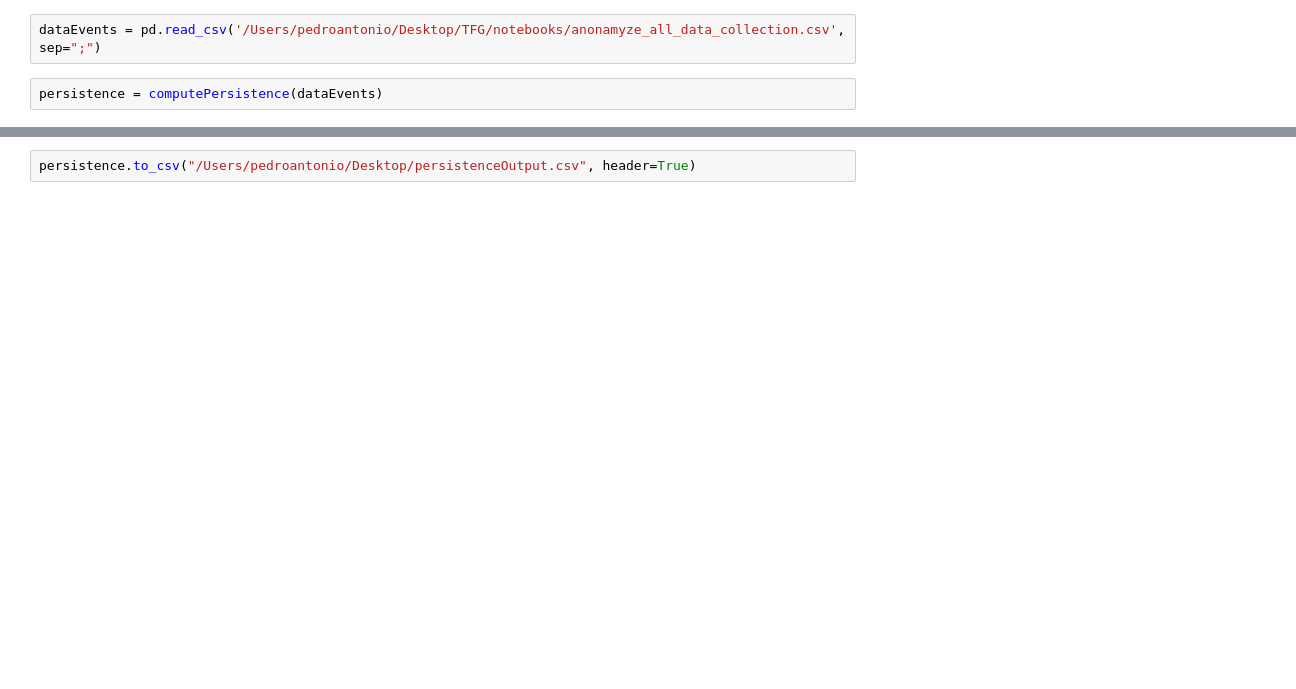
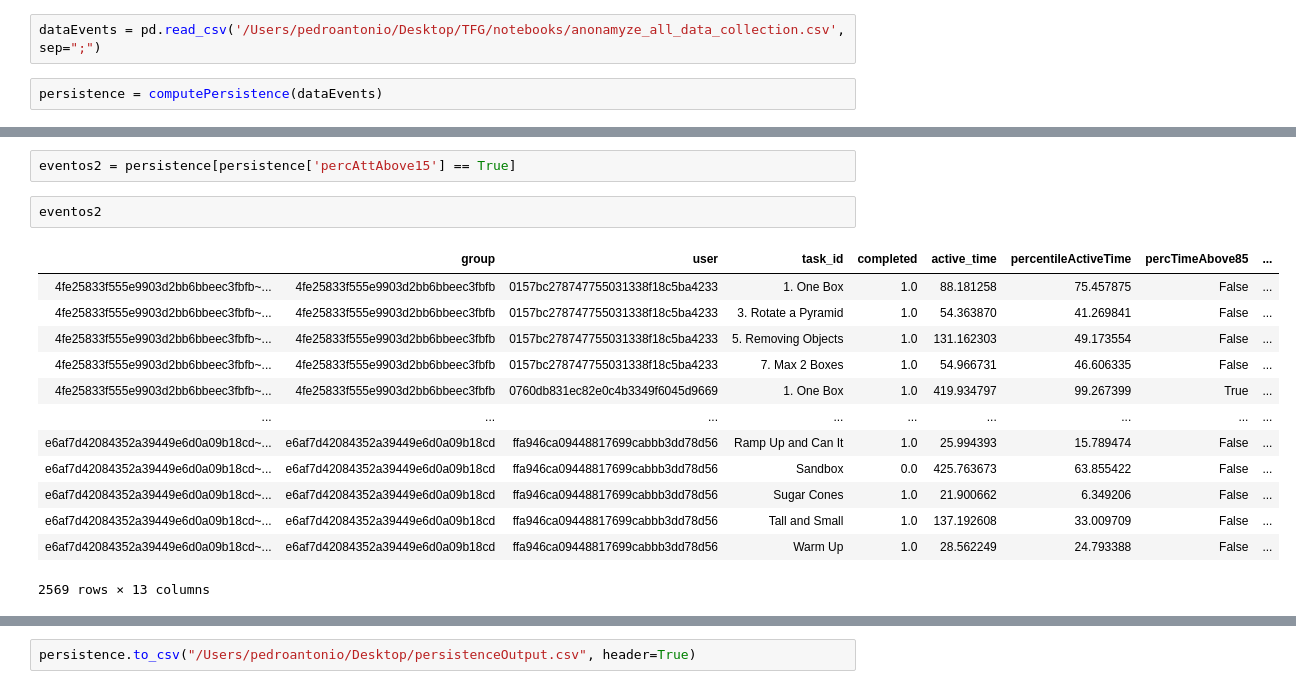
Before and after one commit to playfulMIT/data_processing_scripts, a Jupyter notebook: notebooks/Persistence.ipynb, the cells around one changed output, grey strips where cells are left out. Cells and saved outputs as stored; diff of their text form; blank space fills up the shorter version.

Commit message:
Persistence changes

```diff
--- a/notebooks/Persistence.ipynb
+++ b/notebooks/Persistence.ipynb
@@ -31,3 +32,21 @@ persistence.tail(50)
+# %%
+eventos2 = persistence[persistence['percAttAbove15'] == True]
+# %%
+eventos2
+# %% [output]
+|  | group | user | task_id | completed | active_time | percentileActiveTime | percTimeAbove85 | ... |
+| 4fe25833f555e9903d2bb6bbeec3fbfb~... | 4fe25833f555e9903d2bb6bbeec3fbfb | 0157bc278747755031338f18c5ba4233 | 1. One Box | 1.0 | 88.181258 | 75.457875 | False | ... |
+| 4fe25833f555e9903d2bb6bbeec3fbfb~... | 4fe25833f555e9903d2bb6bbeec3fbfb | 0157bc278747755031338f18c5ba4233 | 3. Rotate a Pyramid | 1.0 | 54.363870 | 41.269841 | False | ... |
+| 4fe25833f555e9903d2bb6bbeec3fbfb~... | 4fe25833f555e9903d2bb6bbeec3fbfb | 0157bc278747755031338f18c5ba4233 | 5. Removing Objects | 1.0 | 131.162303 | 49.173554 | False | ... |
+| 4fe25833f555e9903d2bb6bbeec3fbfb~... | 4fe25833f555e9903d2bb6bbeec3fbfb | 0157bc278747755031338f18c5ba4233 | 7. Max 2 Boxes | 1.0 | 54.966731 | 46.606335 | False | ... |
+| 4fe25833f555e9903d2bb6bbeec3fbfb~... | 4fe25833f555e9903d2bb6bbeec3fbfb | 0760db831ec82e0c4b3349f6045d9669 | 1. One Box | 1.0 | 419.934797 | 99.267399 | True | ... |
+| ... | ... | ... | ... | ... | ... | ... | ... | ... |
+| e6af7d42084352a39449e6d0a09b18cd~... | e6af7d42084352a39449e6d0a09b18cd | ffa946ca09448817699cabbb3dd78d56 | Ramp Up and Can It | 1.0 | 25.994393 | 15.789474 | False | ... |
+| e6af7d42084352a39449e6d0a09b18cd~... | e6af7d42084352a39449e6d0a09b18cd | ffa946ca09448817699cabbb3dd78d56 | Sandbox | 0.0 | 425.763673 | 63.855422 | False | ... |
+| e6af7d42084352a39449e6d0a09b18cd~... | e6af7d42084352a39449e6d0a09b18cd | ffa946ca09448817699cabbb3dd78d56 | Sugar Cones | 1.0 | 21.900662 | 6.349206 | False | ... |
+| e6af7d42084352a39449e6d0a09b18cd~... | e6af7d42084352a39449e6d0a09b18cd | ffa946ca09448817699cabbb3dd78d56 | Tall and Small | 1.0 | 137.192608 | 33.009709 | False | ... |
+| e6af7d42084352a39449e6d0a09b18cd~... | e6af7d42084352a39449e6d0a09b18cd | ffa946ca09448817699cabbb3dd78d56 | Warm Up | 1.0 | 28.562249 | 24.793388 | False | ... |
+2569 rows × 13 columns
 # %%
 # mapping to positions
 typeMapping = ['Sandbox~SAND', '1. One Box~Tutorial', '2. Separated Boxes~Tutorial', '3. Rotate a Pyramid~Tutorial', '4. Match Silhouettes~Tutorial', '5. Removing Objects~Tutorial', '6. Stretch a Ramp~Tutorial', '7. Max 2 Boxes~Tutorial', '8. Combine 2 Ramps~Tutorial', '9. Scaling Round Objects~Tutorial',
```
Also changed, not shown: parts of 3 cells of this notebook, 2 other files.
